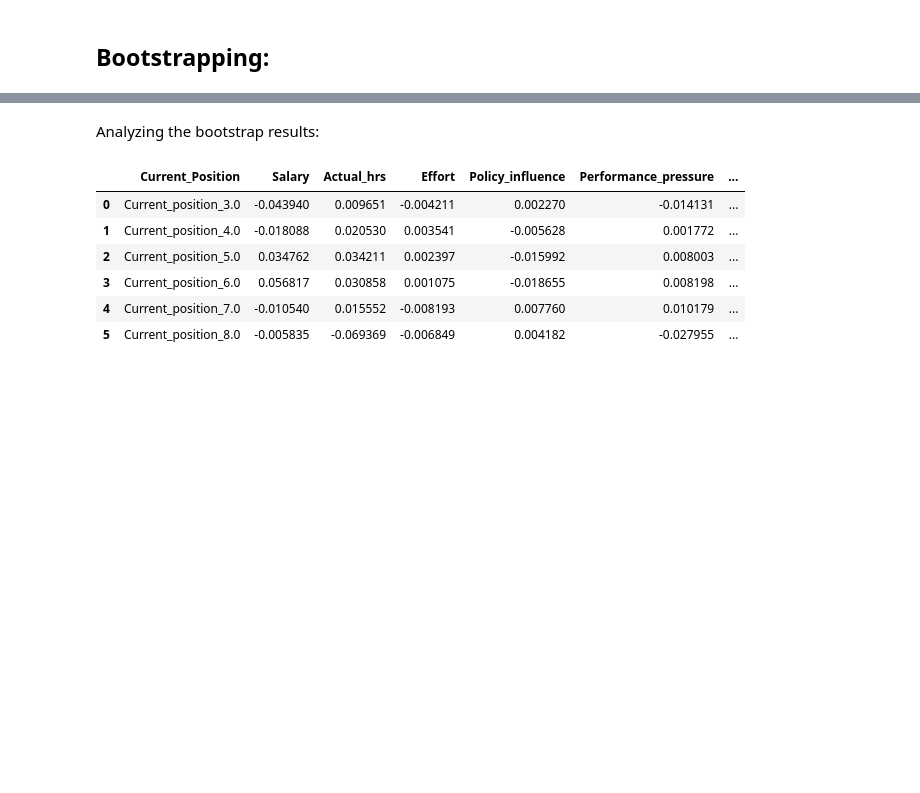
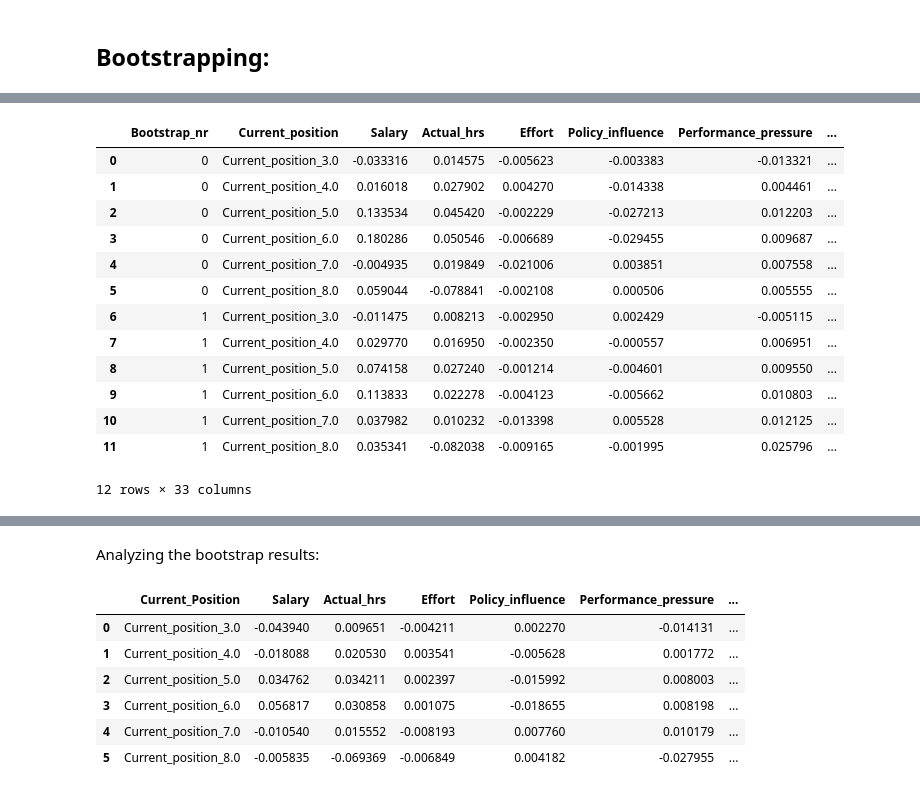
Before and after one commit to AndreiAf02/Job-Satisfaction, a Jupyter notebook: Job_Satisfaction_CZ.ipynb, the cells around one changed output, grey strips where cells are left out. Drawn from its saved outputs; the diff is of its cells as text; code cells hidden in the pictures; blank space fills up the shorter version.

```diff
--- a/Job_Satisfaction_CZ.ipynb
+++ b/Job_Satisfaction_CZ.ipynb
@@ -818,3 +832,11 @@ Optimization terminated successfully
 Objective value: 47.290
 Number of iterations: 545
 Params: -3.318 -1.428 2.403 3.924 -0.799 -0.717 2.844 6.462 10.834 9.817 4.780 -22.605 7.773 -4.180 -3.817 -2.133 6.061 2.727 -0.119 0.296 0.845 0.951 -0.412 -0.255 -0.307 0.039 0.164 0.213 0.222 -0.6 ...
+# %%
+## Evaluating the model fit:
+if 'Optimization terminated successfully' in result.message:
+    print('Optimization Successful')
+    print('EVALUATION:')
+    fit_evaluation = semopy.calc_stats(model)
+    print(fit_evaluation.T)
+    print('-'*25)
@@ -935,3 +976,8 @@ med_mod_path_values
 | 3 | Current_position_6.0 | 0.049943 | 0.030750 | 0.001962 | -0.017056 | 0.010103 | ... |
 | 4 | Current_position_7.0 | -0.010169 | 0.014971 | -0.005575 | 0.007383 | 0.010510 | ... |
 | 5 | Current_position_8.0 | -0.009128 | -0.070804 | -0.002508 | 0.004581 | -0.029097 | ... |
+# %%
+## Path Modelling with no age moderation:
+model_no_mod = semopy.Model(path_no_mod)
+result_no_mod = model_no_mod.fit(data_cz_formatted_academic_w_dummies)
+print(result_no_mod)
@@ -937,0 +992,7 @@ med_mod_path_values
+# %%
+if 'Optimization terminated successfully' in result_no_mod.message:
+    print('Optimization Successful')
+    print('EVALUATION:')
+    fit_evaluation_no_mod = semopy.calc_stats(model_no_mod)
+    print(fit_evaluation_no_mod.T)
+    print('-'*25)
@@ -1054,0 +1138,17 @@ bootstrap_path_values.to_csv('CZ_bootstrap_path_values.csv')
+# %%
+bootstrap_path_values
+# %% [output]
+|  | Bootstrap_nr | Current_position | Salary | Actual_hrs | Effort | Policy_influence | Performance_pressure | ... |
+| 0 | 0 | Current_position_3.0 | -0.033316 | 0.014575 | -0.005623 | -0.003383 | -0.013321 | ... |
+| 1 | 0 | Current_position_4.0 | 0.016018 | 0.027902 | 0.004270 | -0.014338 | 0.004461 | ... |
+| 2 | 0 | Current_position_5.0 | 0.133534 | 0.045420 | -0.002229 | -0.027213 | 0.012203 | ... |
+| 3 | 0 | Current_position_6.0 | 0.180286 | 0.050546 | -0.006689 | -0.029455 | 0.009687 | ... |
+| 4 | 0 | Current_position_7.0 | -0.004935 | 0.019849 | -0.021006 | 0.003851 | 0.007558 | ... |
+| 5 | 0 | Current_position_8.0 | 0.059044 | -0.078841 | -0.002108 | 0.000506 | 0.005555 | ... |
+| 6 | 1 | Current_position_3.0 | -0.011475 | 0.008213 | -0.002950 | 0.002429 | -0.005115 | ... |
+| 7 | 1 | Current_position_4.0 | 0.029770 | 0.016950 | -0.002350 | -0.000557 | 0.006951 | ... |
+| 8 | 1 | Current_position_5.0 | 0.074158 | 0.027240 | -0.001214 | -0.004601 | 0.009550 | ... |
+| 9 | 1 | Current_position_6.0 | 0.113833 | 0.022278 | -0.004123 | -0.005662 | 0.010803 | ... |
+| 10 | 1 | Current_position_7.0 | 0.037982 | 0.010232 | -0.013398 | 0.005528 | 0.012125 | ... |
+| 11 | 1 | Current_position_8.0 | 0.035341 | -0.082038 | -0.009165 | -0.001995 | 0.025796 | ... |
+12 rows × 33 columns
```
Also changed, not shown: parts of 18 cells of this notebook.
